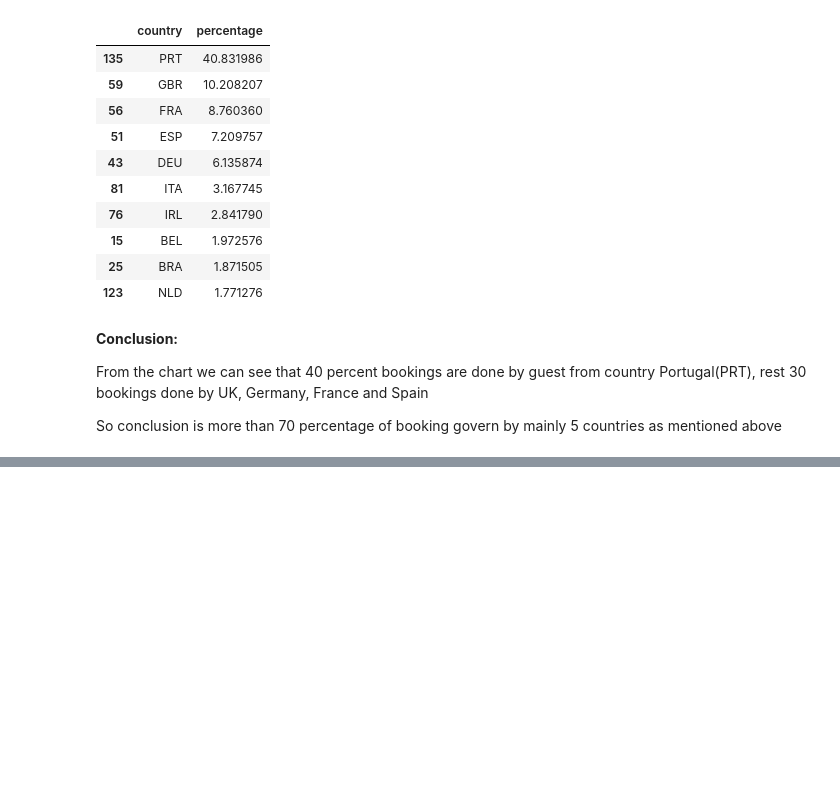
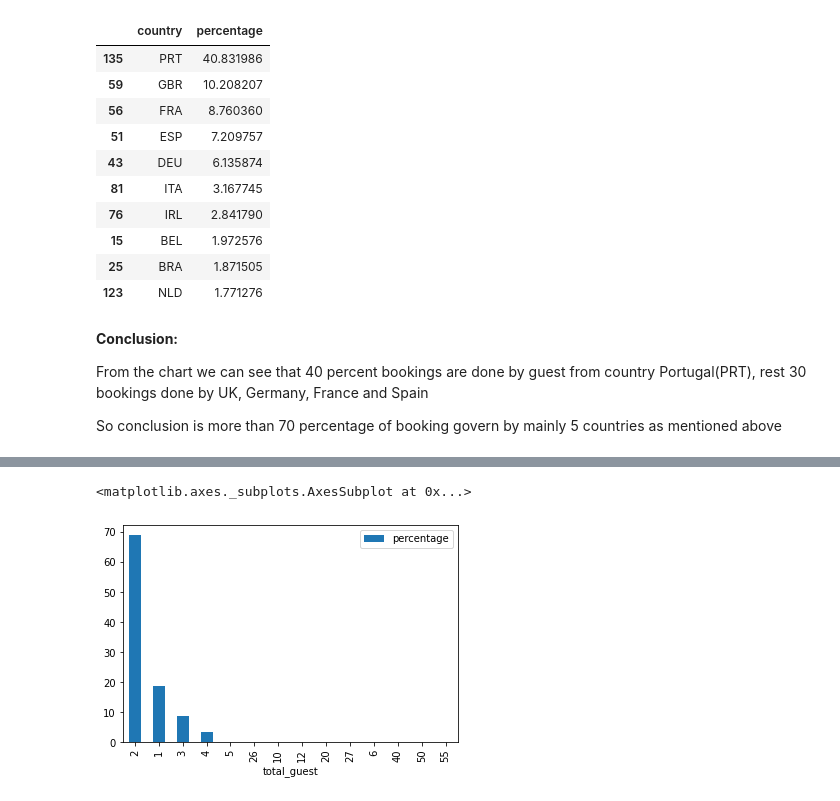
Before and after one commit to NV1511/Hotel-Booking-Data-Analysis, a Jupyter notebook: Capstone_Project_Hotel_Booking_Analysis.ipynb, the cells around one changed output, grey strips where cells are left out. Drawn from its saved outputs; the diff is of its cells as text; code cells hidden in the pictures; blank space fills up the shorter version.

```diff
--- a/Capstone_Project_Hotel_Booking_Analysis.ipynb
+++ b/Capstone_Project_Hotel_Booking_Analysis.ipynb
@@ -401,0 +406,6 @@ So conclusion is more than 70 percentage of booking govern by mainly 5 countries
+# %%
+# Accomodation type wise Analysis
+guest_wise=df.groupby('total_guest')['hotel'].count().reset_index().sort_values(by='hotel',ascending=False)
+guest_wise['percentage']=guest_wise['hotel']/guest_wise['hotel'].sum()*100
+guest_wise.rename(columns={'hotel':'No. of booking'},inplace=True) # Rename columns
+guest_wise
@@ -401,0 +428,5 @@ So conclusion is more than 70 percentage of booking govern by mainly 5 countries
+# %%
+guest_wise.plot.bar(x='total_guest',y='percentage')
+# %% [output]
+<matplotlib.axes._subplots.AxesSubplot at 0x...>
+[figure, added]
```
Also changed, not shown: parts of 12 cells of this notebook.
